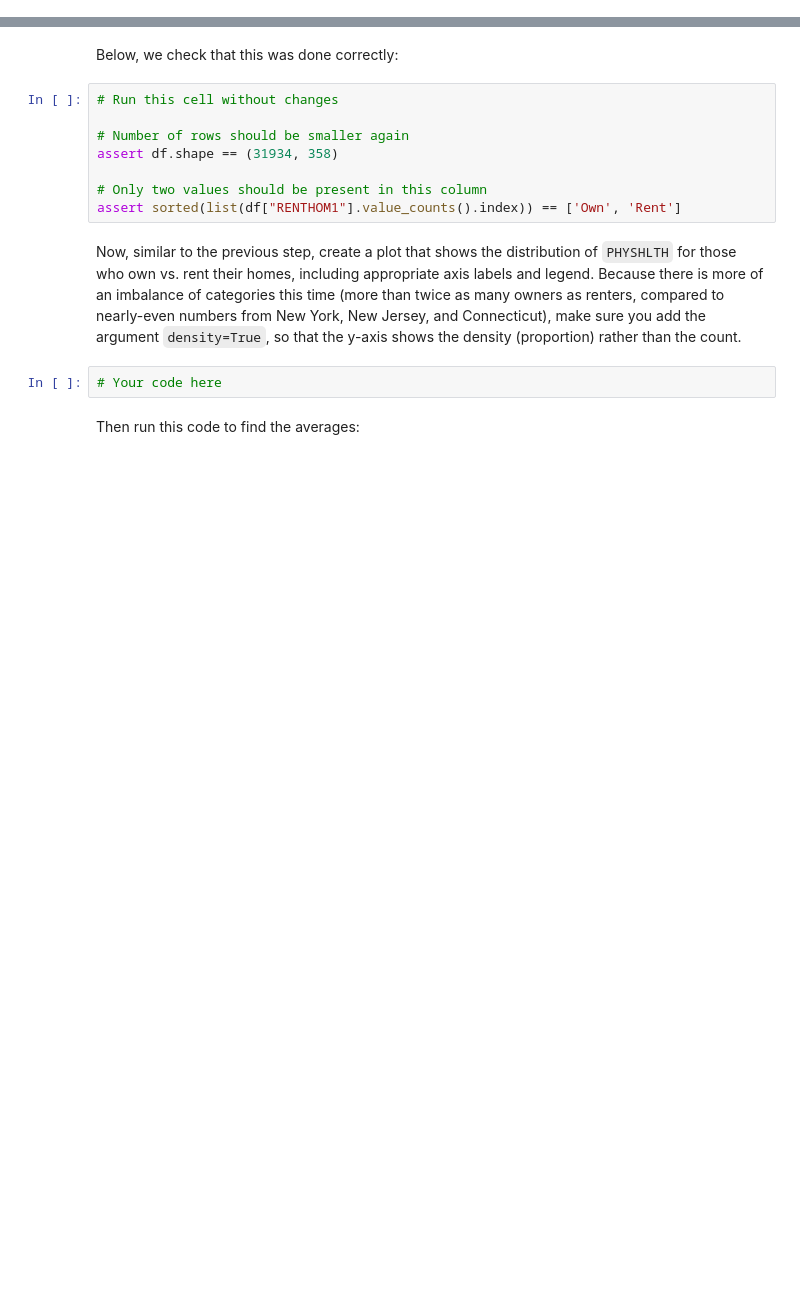
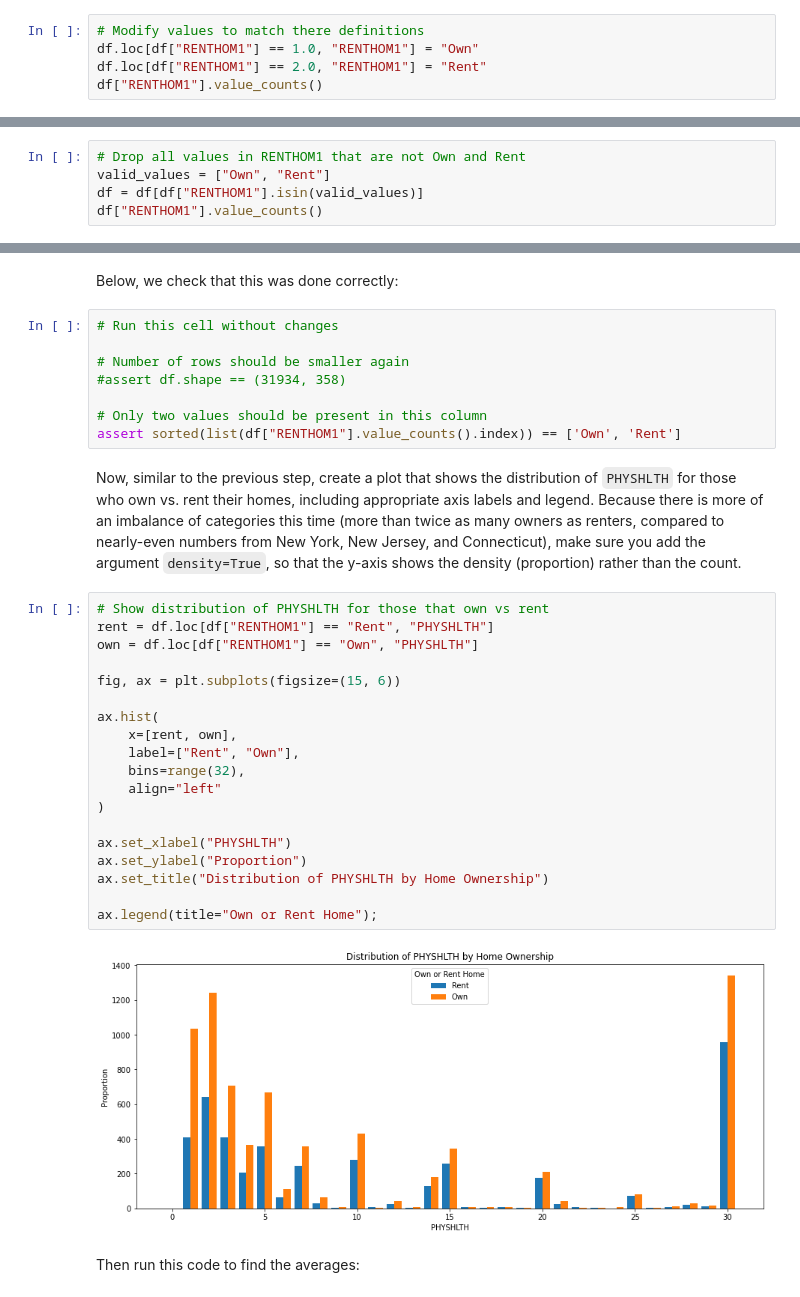
Before and after one commit to cristopher-d-delgado/dsc-hypothesis-testing-lab, a Jupyter notebook: index.ipynb, the cells around one changed output, grey strips where cells are left out. Drawn from its saved outputs; the diff is of its cells as text; blank space fills up the shorter version.

```diff
--- a/index.ipynb
+++ b/index.ipynb
@@ -401,0 +433,5 @@ df["RENTHOM1"].value_counts()
+# %%
+# Modify values to match there definitions
+df.loc[df["RENTHOM1"] == 1.0, "RENTHOM1"] = "Own"
+df.loc[df["RENTHOM1"] == 2.0, "RENTHOM1"] = "Rent"
+df["RENTHOM1"].value_counts()
@@ -401,0 +445,5 @@ df["RENTHOM1"].value_counts()
+# %%
+# Drop all values in RENTHOM1 that are not Own and Rent
+valid_values = ["Own", "Rent"]
+df = df[df["RENTHOM1"].isin(valid_values)]
+df["RENTHOM1"].value_counts()
@@ -405,14 +457,33 @@ Below, we check that this was done correctly:
 # Run this cell without changes
 
 # Number of rows should be smaller again
-assert df.shape == (31934, 358)
+#assert df.shape == (31934, 358)
 
 # Only two values should be present in this column
 assert sorted(list(df["RENTHOM1"].value_counts().index)) == ['Own', 'Rent']
 # %% [markdown]
 Now, similar to the previous step, create a plot that shows the distribution of `PHYSHLTH` for those who own vs. rent their homes, including appropriate axis labels and legend. Because there is more of an imbalance of categories this time (more than twice as many owners as renters, compared to nearly-even numbers from New York, New Jersey, and Connecticut), make sure you add the argument `density=True`, so that the y-axis shows the density (proportion) rather than the count.
-# %%
-# Your code here
+# %%
+# Show distribution of PHYSHLTH for those that own vs rent
+rent = df.loc[df["RENTHOM1"] == "Rent", "PHYSHLTH"]
+own = df.loc[df["RENTHOM1"] == "Own", "PHYSHLTH"]
+
+fig, ax = plt.subplots(figsize=(15, 6))
+
+ax.hist(
+    x=[rent, own],
+    label=["Rent", "Own"],
+    bins=range(32),
+    align="left"
+)
+
+ax.set_xlabel("PHYSHLTH")
+ax.set_ylabel("Proportion")
+ax.set_title("Distribution of PHYSHLTH by Home Ownership")
+
+ax.legend(title="Own or Rent Home");
+# %% [output]
+[figure, added]
 # %% [markdown]
 Then run this code to find the averages:
 # %%
```
Also changed, not shown: parts of 24 cells of this notebook.
